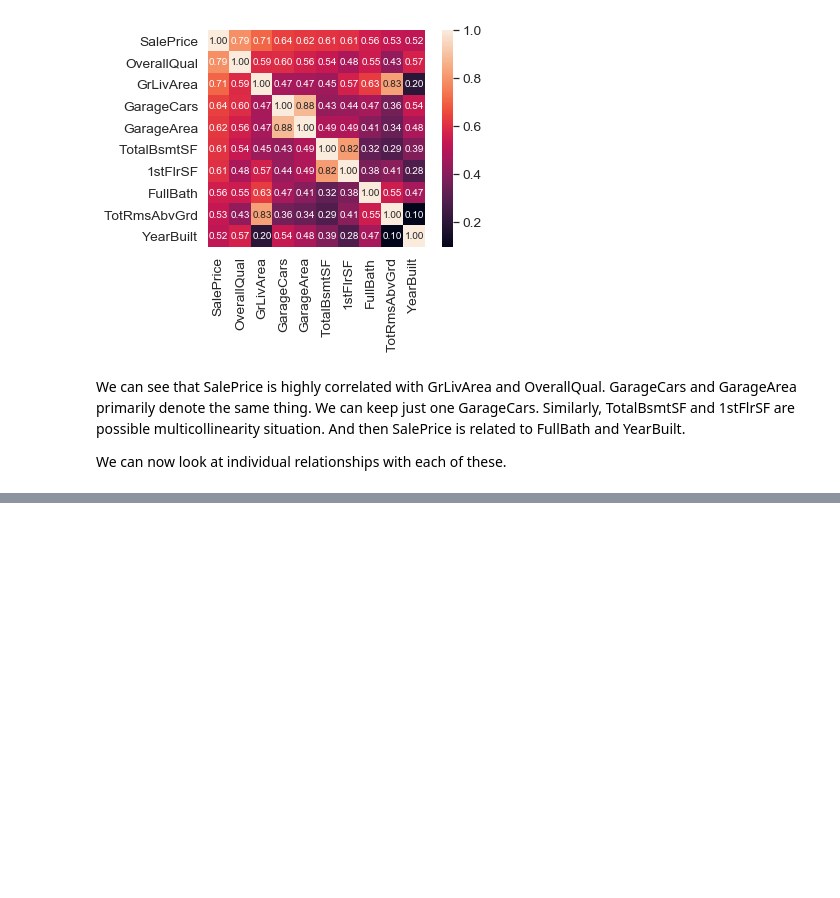
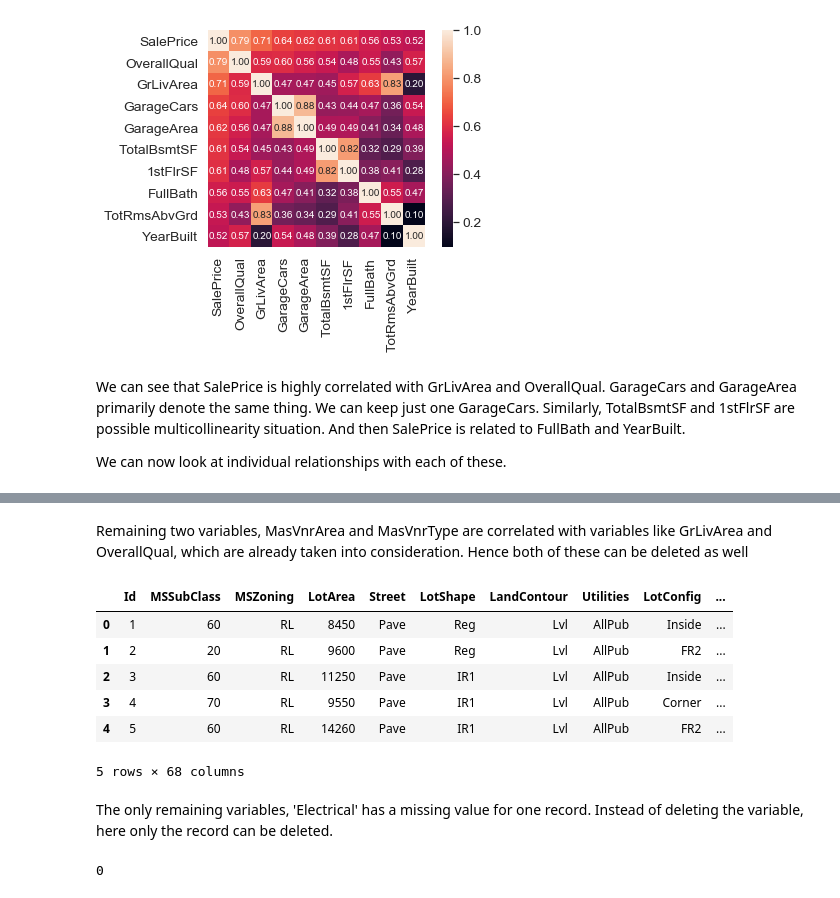
Before and after one commit to mPande92/Data-Exploration-in-python, a Jupyter notebook: Data Exploration using Python.ipynb, the cells around one changed output, grey strips where cells are left out. Drawn from its saved outputs; the diff is of its cells as text; code cells hidden in the pictures; blank space fills up the shorter version.

```diff
--- a/Data Exploration using Python.ipynb
+++ b/Data Exploration using Python.ipynb
@@ -216,0 +278,21 @@ plt.plot()
+# %% [markdown]
+Remaining two variables, MasVnrArea and MasVnrType are correlated with variables like GrLivArea and OverallQual, which are already taken into consideration. Hence both of these can be deleted as well
+# %%
+train = train.drop(['MasVnrArea', 'MasVnrType'], axis = 1)
+train.head()
+# %% [output]
+|  | Id | MSSubClass | MSZoning | LotArea | Street | LotShape | LandContour | Utilities | LotConfig | ... |
+| 0 | 1 | 60 | RL | 8450 | Pave | Reg | Lvl | AllPub | Inside | ... |
+| 1 | 2 | 20 | RL | 9600 | Pave | Reg | Lvl | AllPub | FR2 | ... |
+| 2 | 3 | 60 | RL | 11250 | Pave | IR1 | Lvl | AllPub | Inside | ... |
+| 3 | 4 | 70 | RL | 9550 | Pave | IR1 | Lvl | AllPub | Corner | ... |
+| 4 | 5 | 60 | RL | 14260 | Pave | IR1 | Lvl | AllPub | FR2 | ... |
+5 rows × 68 columns
+# %% [markdown]
+The only remaining variables, 'Electrical' has a missing value for one record. Instead of deleting the variable, here only the record can be deleted.
+# %%
+index = train[train['Electrical'].isnull()].index
+train = train.drop(index)
+print(train['Electrical'].isnull().sum())
+# %% [output]
+0
```
Also changed, not shown: parts of 7 cells of this notebook.
